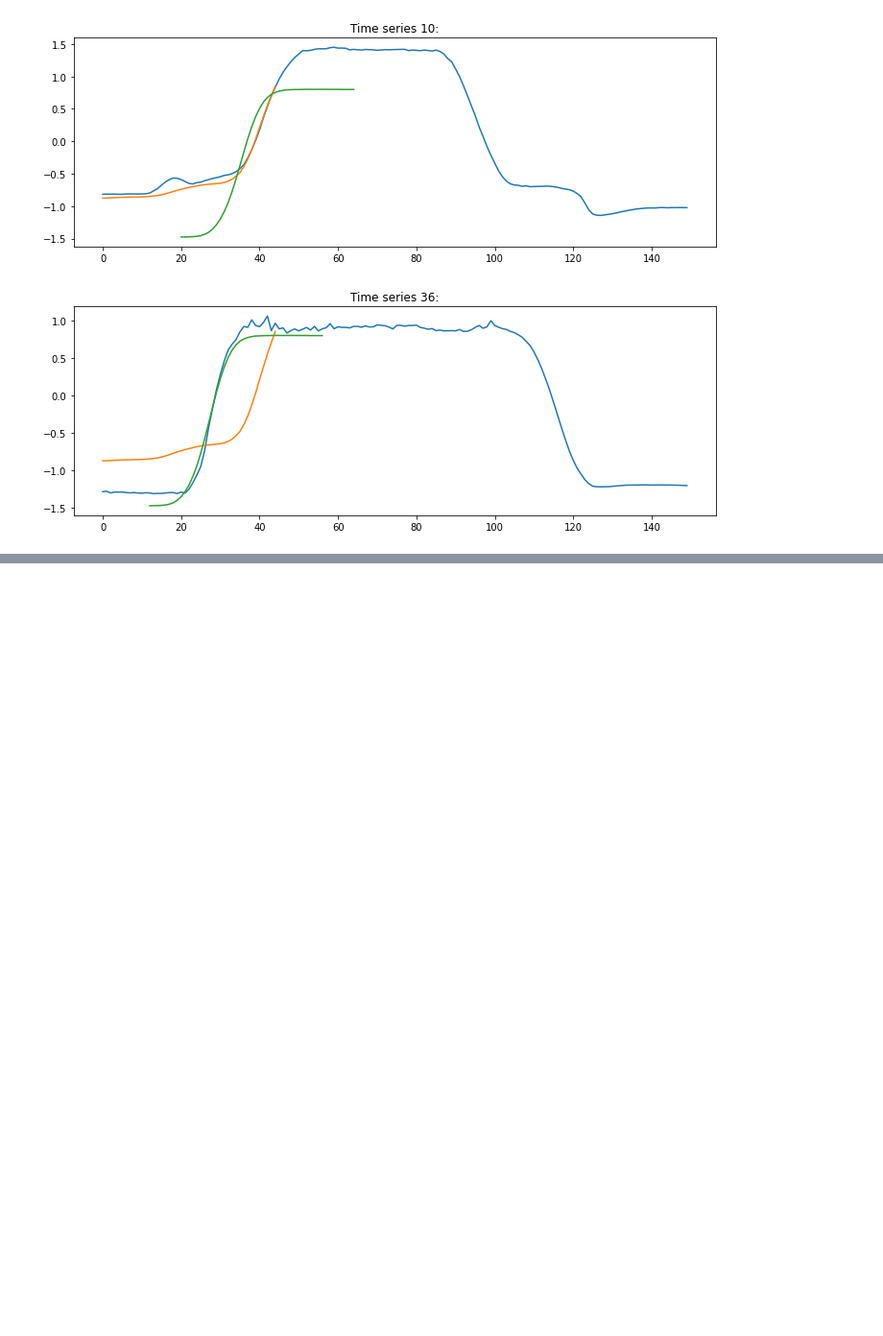
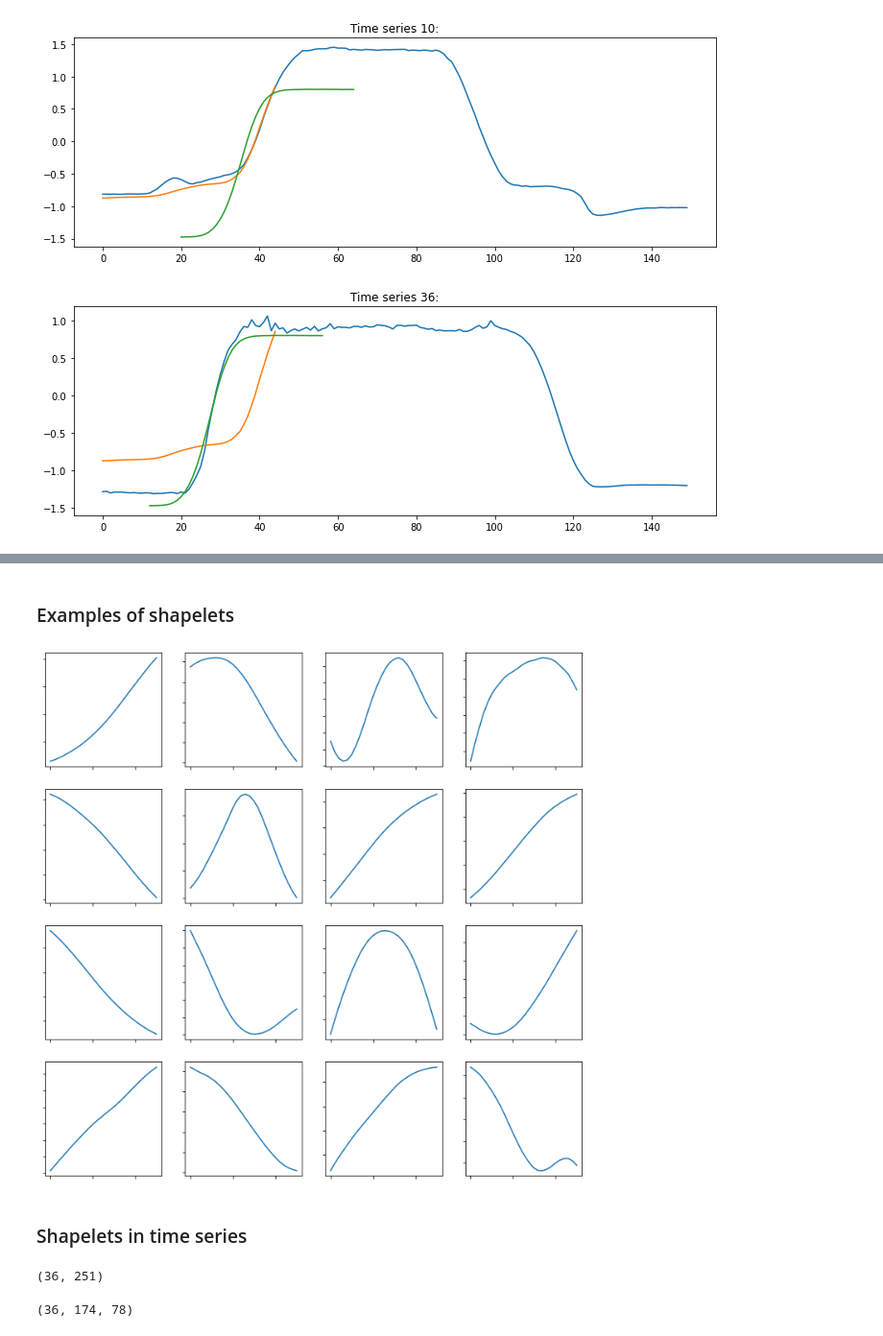
Before and after one commit to AdrianUrbanski/ADM, a Jupyter notebook: lista3.ipynb, the cells around one changed output, grey strips where cells are left out. Shown at 96% size. Saved outputs shown, nothing was run; the diff lists cells and outputs as text; code cells hidden in the pictures; blank space fills up the shorter version.

```diff
--- a/lista3.ipynb
+++ b/lista3.ipynb
@@ -390,0 +433,21 @@ for ts_idx in (2, 6, 10, 36):
+# %% [markdown]
+### Examples of shapelets
+# %%
+plt.figure(figsize=(12,12))
+for i in range(16):
+    ax = plt.subplot(4, 4, 1 + i)
+    ax.plot(clf.shapelets_[0, i])
+    ax.set_xticklabels([], visible=False)
+    ax.set_yticklabels([], visible=False)
+# %% [output]
+[figure, added]
+# %% [markdown]
+### Shapelets in time series
+# %%
+X.shape
+# %% [output]
+(36, 251)
+# %%
+X_window.shape
+# %% [output]
+(36, 174, 78)
```
Also changed, not shown: parts of 10 cells of this notebook.
